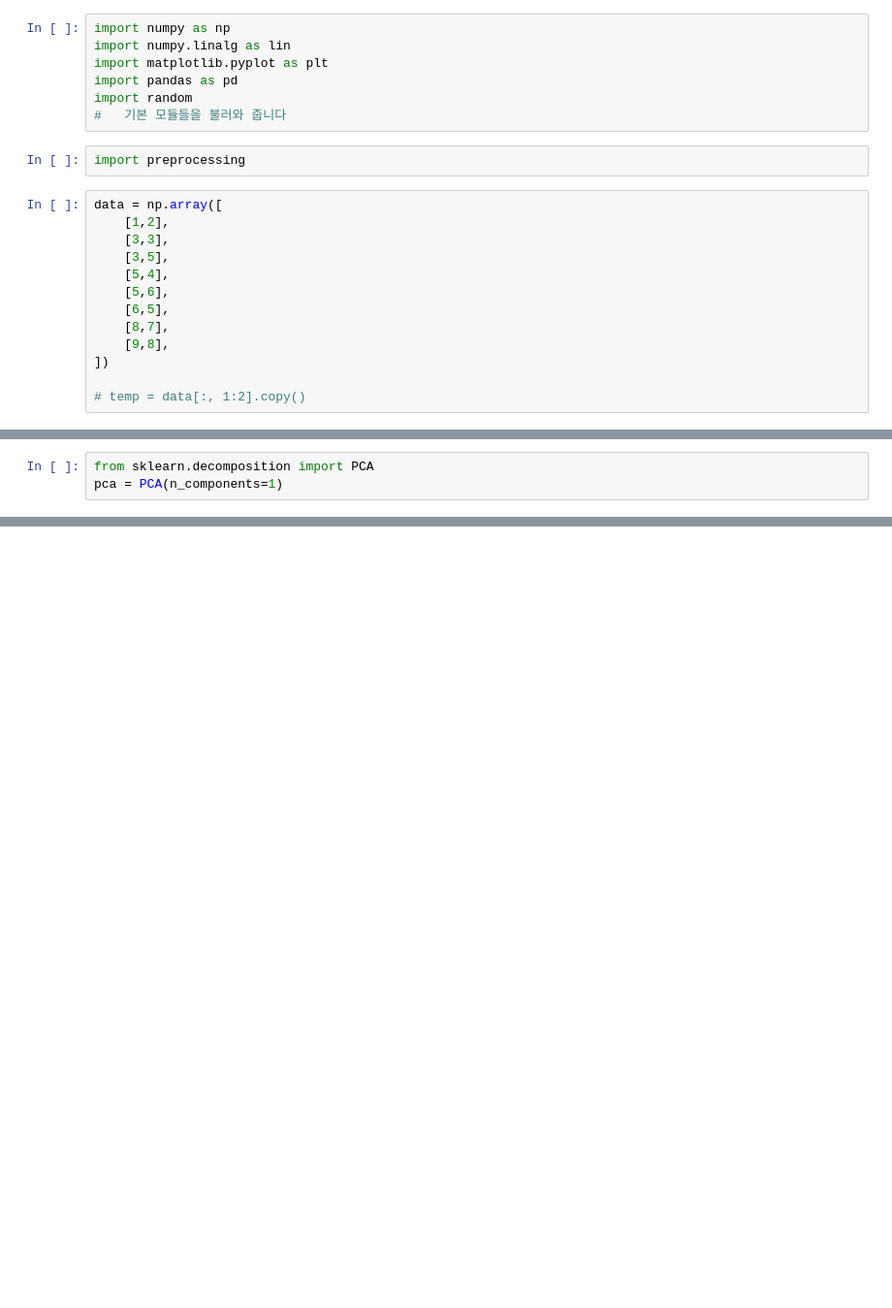
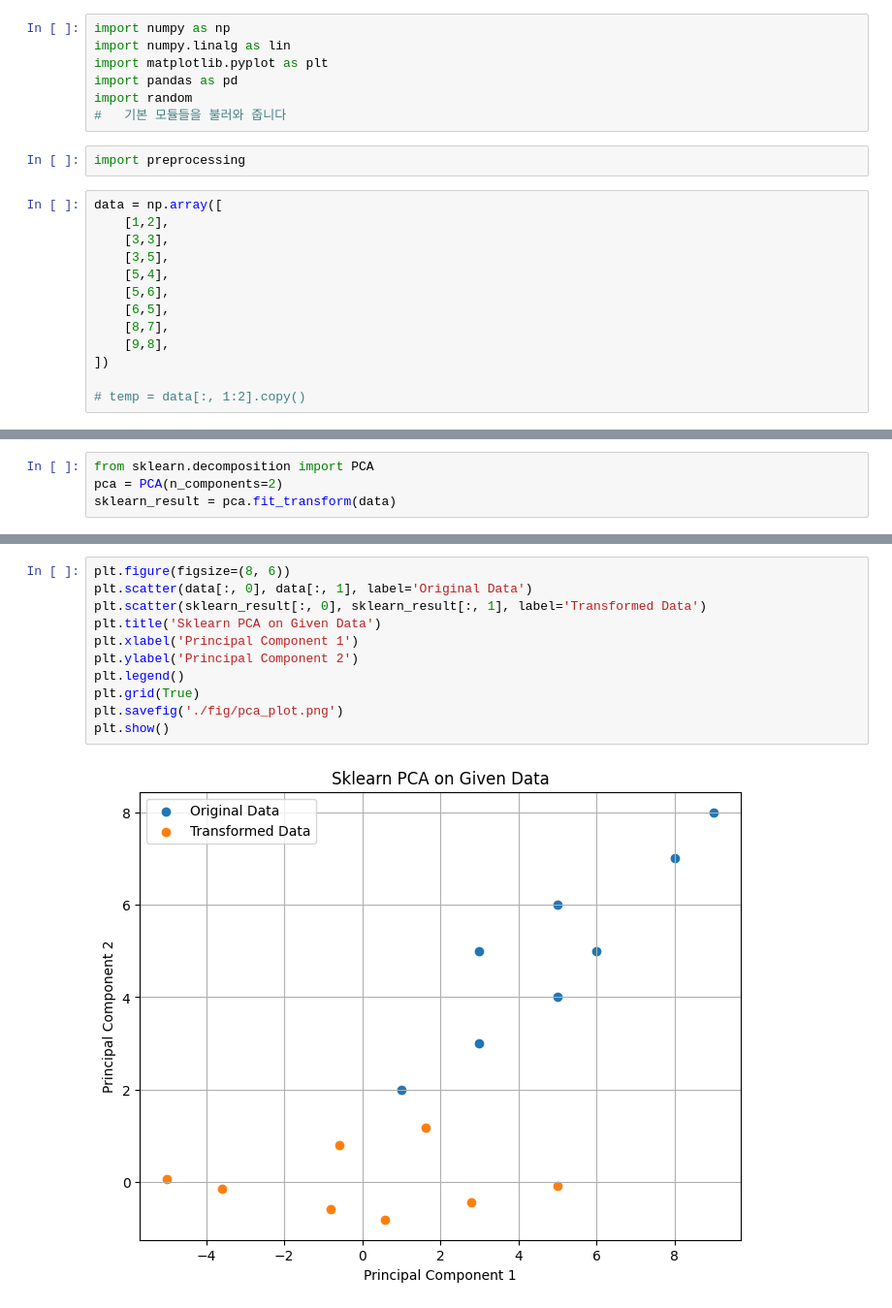
Before and after one commit to kyumly/CSW6001-HW, a Jupyter notebook: pca.ipynb, the cells around one changed output, grey strips where cells are left out. Shown: that part at 97% size. Drawn from its saved outputs; the diff is of its cells as text; blank space fills up the shorter version.

```diff
--- a/pca.ipynb
+++ b/pca.ipynb
@@ -155,3 +43,4 @@ print(a.reconstruct(1))
 # %%
 from sklearn.decomposition import PCA
-pca = PCA(n_components=1)
+pca = PCA(n_components=2)
+sklearn_result = pca.fit_transform(data)
@@ -245,0 +81,13 @@ print(k.get_scatter_matrix())
+# %%
+plt.figure(figsize=(8, 6))
+plt.scatter(data[:, 0], data[:, 1], label='Original Data')
+plt.scatter(sklearn_result[:, 0], sklearn_result[:, 1], label='Transformed Data')
+plt.title('Sklearn PCA on Given Data')
+plt.xlabel('Principal Component 1')
+plt.ylabel('Principal Component 2')
+plt.legend()
+plt.grid(True)
+plt.savefig('./fig/pca_plot.png')
+plt.show()
+# %% [output]
+[figure, added]
```
Also changed, not shown: parts of 24 cells of this notebook, 6 other files.
